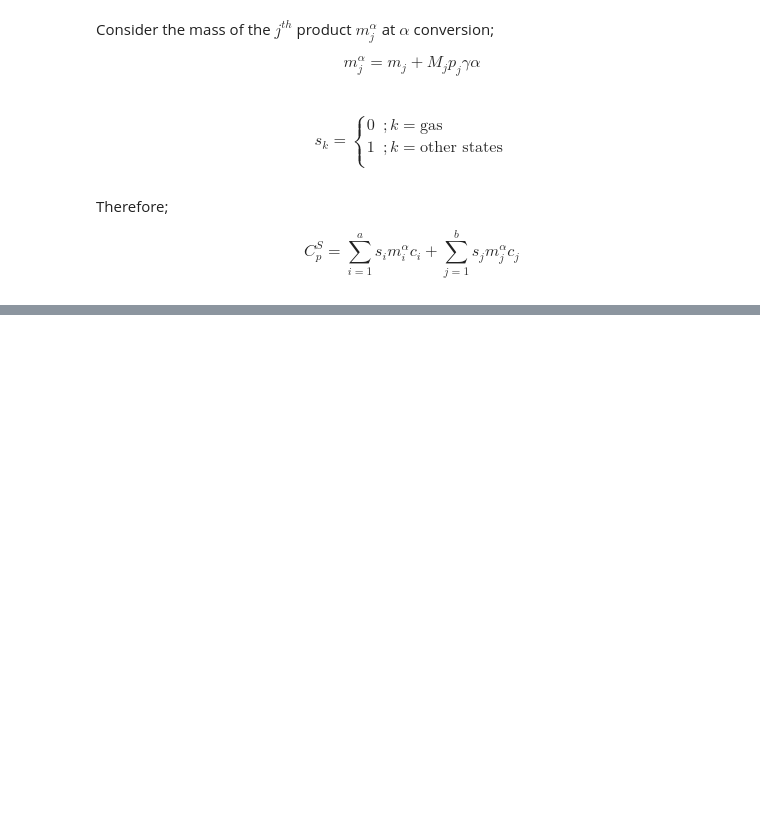
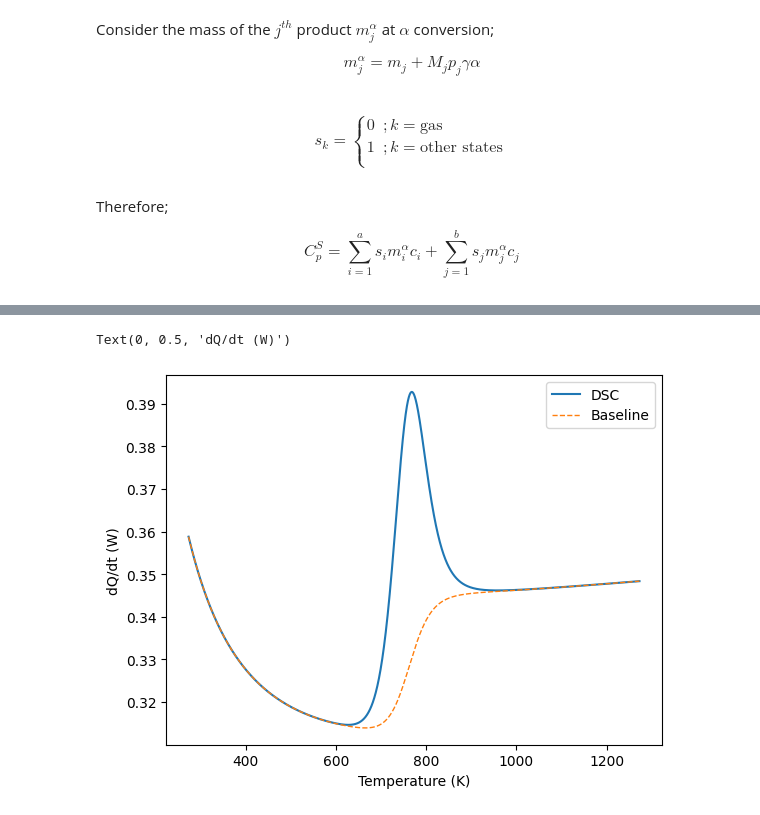
Before and after one commit to tanuj-chamil/pr2, a Jupyter notebook: main.ipynb, the cells around one changed output, grey strips where cells are left out. Drawn from its saved outputs; the diff is of its cells as text; code cells hidden in the pictures; blank space fills up the shorter version.

```diff
--- a/main.ipynb
+++ b/main.ipynb
@@ -192,6 +192,6 @@ def F1(g):
 def F2(g):
     return g / (g+1)
 # %%
-def Cp(a,b,c,d,e,f,T):
+def Cp(c,T):
     T = T/1000
-    return a + b*T + c*T**2 + d*T**3 + e*T**-2
+    return c[0] + c[1]*T +c[2]*T**2 + c[3]*T**3 + c[4]*T**-2
@@ -214,10 +197,0 @@ interactive(children=(FloatSlider(value=5000.5, description='A', max=10000.0, mi
-# %%
-def dalpha(A, Ea, beta):
-    R = 8.314
-    plt.clf()
-    T = np.linspace(273, 1500, num=1000)
-    a = F2(G(T, Ea, A, beta))
-    plt.plot(T[1:], np.diff(a) / np.diff(T))
-    return
-
-interact(dalpha, Ea=(10e3, 120e3), A=(1,10e3), beta=(1/60,100/60))
@@ -245,0 +198,57 @@ print(sub_matrix)
+# %%
+def alpha(A, Ea, beta, T):
+    return F2(G(T, Ea, A, beta))
+# %%
+def dalpha(a,T):
+    return np.diff(a) / np.diff(T)
+# %%
+a, b,  c,  d,  e,  m,  M,  r,  s = [i for i in range(9)]
+# Define the reactants as a 2D list
+react = np.array([
+   # a, b, c, d, e, m, M, r, s
+    [55, 3, 5e-1,5e-2, 1, 20e-3, 56, 1, 1],
+])
+
+prod  = np.array([
+    [65, 4, -5e-1,-5e-2, 8e-1, 10e-3, 56, 1, 1],
+])
+
+Ea = 200e3
+A  = 1e10
+beta = 10/60
+T = np.arange(273,1273,0.25)
+a = alpha(A, Ea, beta, T)
+da = dalpha(a,T)
+
+
+gamma = float('inf')
+for R in react:
+    gamma = min(gamma, R[m]/(R[M]*R[r]))
+
+
+cr = 0
+for R in react:
+    mr = R[m]- R[M]*R[r]*gamma*a
+    cr += R[s]*mr*Cp(R[:5],T)
+
+cp = 0
+for P in prod:
+    mp = P[m]+ P[M]*P[r]*gamma*a
+    cp += P[s]*mp*Cp(P[:5],T)
+
+Cs = cr + cp
+Cr = 0
+delta_Cp = Cs-Cr
+Qr = gamma*100e3
+
+base = (beta*delta_Cp)[1:]
+dsc = ((beta*delta_Cp)[1:] + beta*Qr*da)
+
+plt.plot(T[1:],dsc, label="DSC" )
+plt.plot(T[1:],base,linewidth=1,linestyle='dashed', label="Baseline")
+plt.legend()
+plt.xlabel("Temperature (K)")
+plt.ylabel("dQ/dt (W)")
+# %% [output]
+Text(0, 0.5, 'dQ/dt (W)')
+[figure, added]
```
Also changed, not shown: parts of 3 cells of this notebook.
